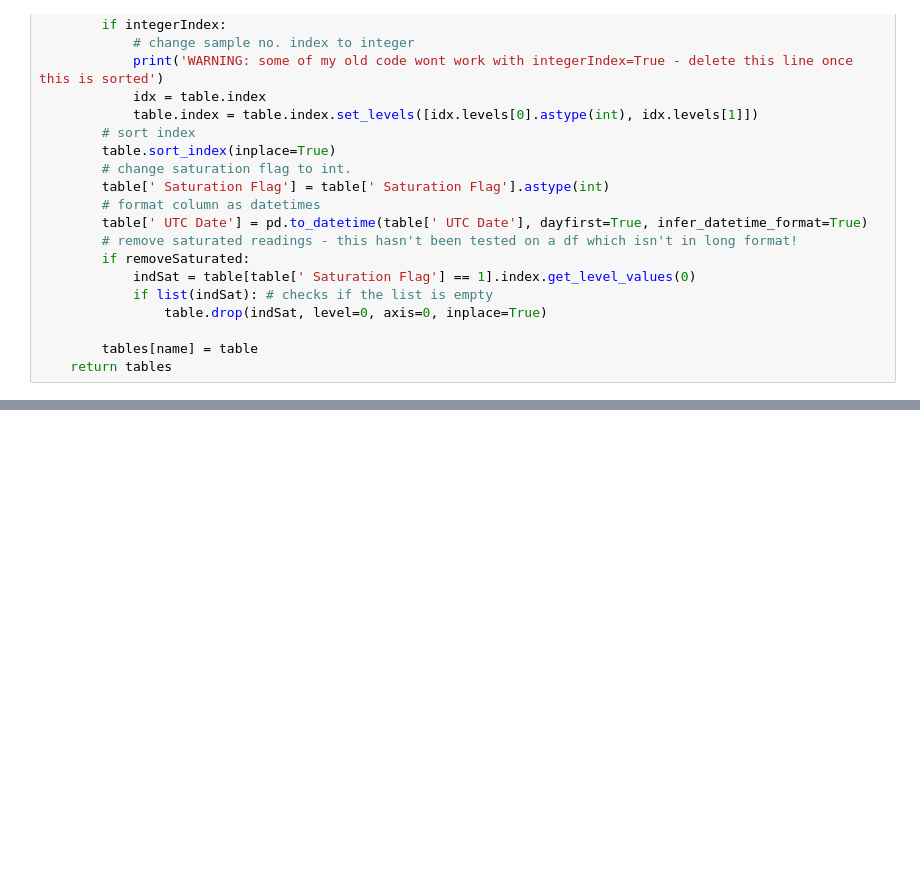
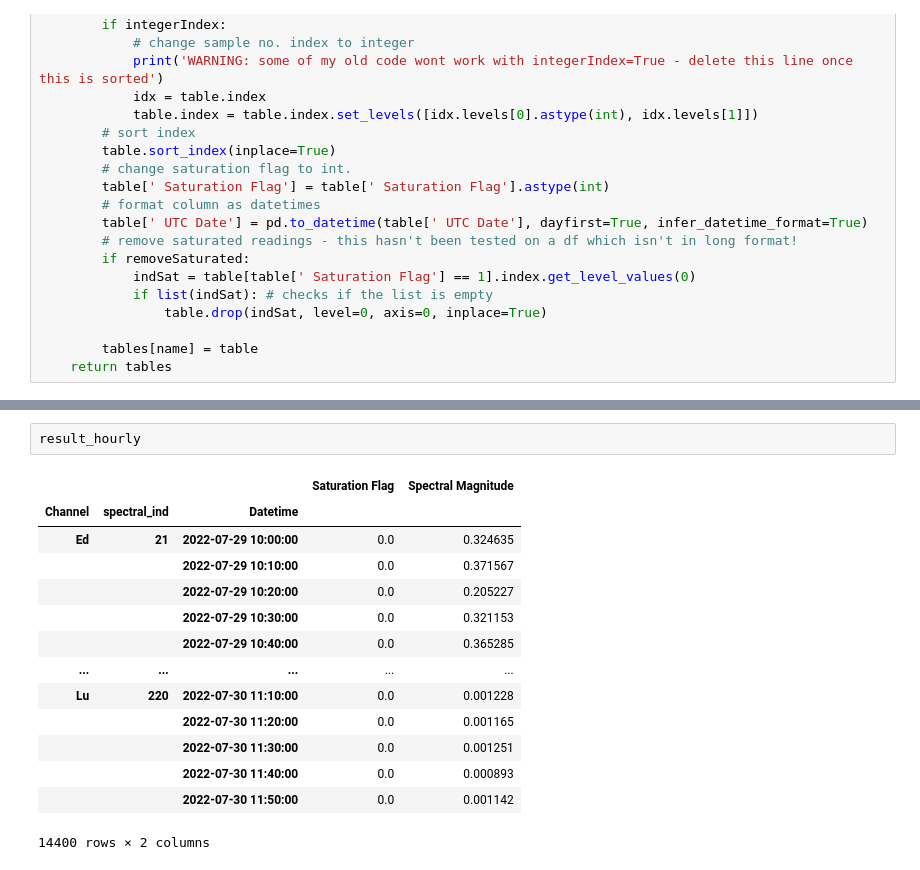
Before and after one commit to scmc72/DALEC_processing, a Jupyter notebook: first-Automated-data.ipynb, the cells around one changed output, grey strips where cells are left out. Drawn from its saved outputs; the diff is of its cells as text; blank space fills up the shorter version.

```diff
--- a/first-Automated-data.ipynb
+++ b/first-Automated-data.ipynb
@@ -266,0 +479,17 @@ for i in range(6225, 7248):
+# %%
+result_hourly
+# %% [output]
+|  |  |  | Saturation Flag | Spectral Magnitude |
+| Channel | spectral_ind | Datetime |  |  |
+| Ed | 21 | 2022-07-29 10:00:00 | 0.0 | 0.324635 |
+|  |  | 2022-07-29 10:10:00 | 0.0 | 0.371567 |
+|  |  | 2022-07-29 10:20:00 | 0.0 | 0.205227 |
+|  |  | 2022-07-29 10:30:00 | 0.0 | 0.321153 |
+|  |  | 2022-07-29 10:40:00 | 0.0 | 0.365285 |
+| ... | ... | ... | ... | ... |
+| Lu | 220 | 2022-07-30 11:10:00 | 0.0 | 0.001228 |
+|  |  | 2022-07-30 11:20:00 | 0.0 | 0.001165 |
+|  |  | 2022-07-30 11:30:00 | 0.0 | 0.001251 |
+|  |  | 2022-07-30 11:40:00 | 0.0 | 0.000893 |
+|  |  | 2022-07-30 11:50:00 | 0.0 | 0.001142 |
+14400 rows × 2 columns
```
Also changed, not shown: parts of 18 cells of this notebook, 3 other files.
